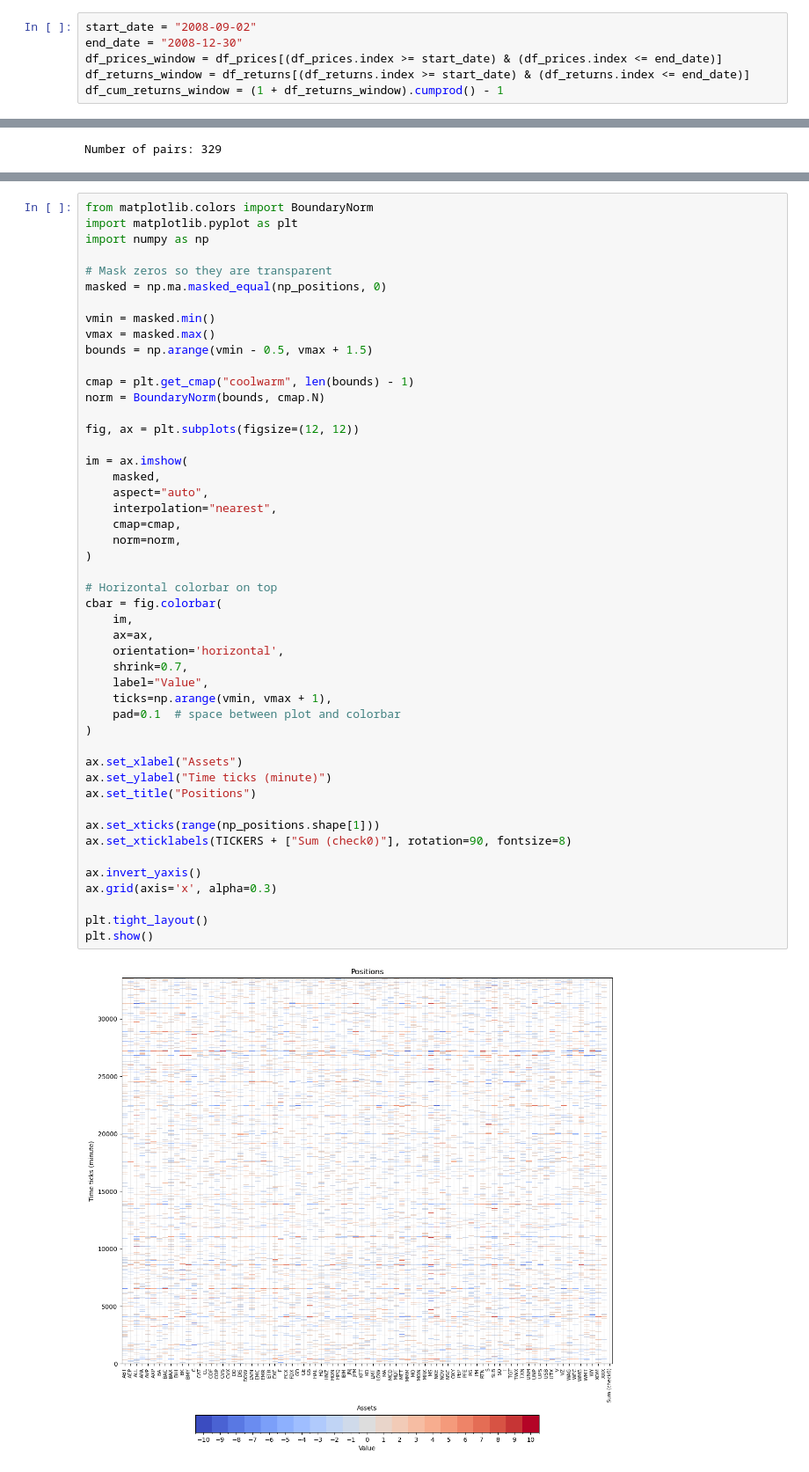
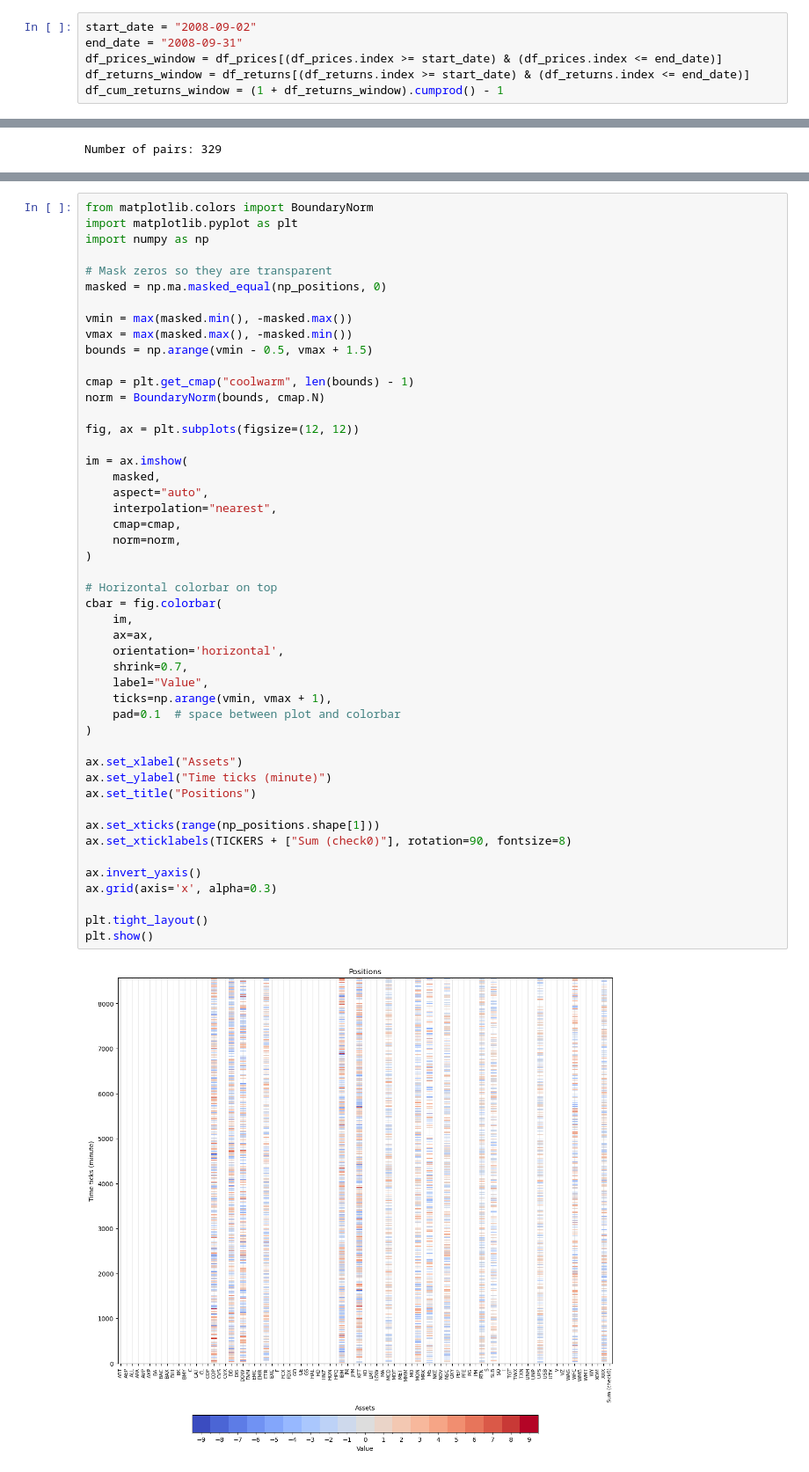
Before and after one commit to ctordo/SP100-high-frequency-analysis-corrclustering-trading, a Jupyter notebook: 4_PairsTrading/visu.ipynb, the cells around one changed output, grey strips where cells are left out. Shown at 88% size. Cells and saved outputs as stored; diff of their text form.

```diff
--- a/4_PairsTrading/visu.ipynb
+++ b/4_PairsTrading/visu.ipynb
@@ -111,7 +111,7 @@ display(DATA["RETURNS"])
 33978 rows × 84 columns
 # %%
 start_date = "2008-09-02"
-end_date = "2008-12-30"
+end_date = "2008-09-31"
 df_prices_window = df_prices[(df_prices.index >= start_date) & (df_prices.index <= end_date)]
 df_returns_window = df_returns[(df_returns.index >= start_date) & (df_returns.index <= end_date)]
 df_cum_returns_window = (1 + df_returns_window).cumprod() - 1
@@ -340,8 +316,8 @@ import numpy as np
 # Mask zeros so they are transparent
 masked = np.ma.masked_equal(np_positions, 0)
 
-vmin = masked.min()
-vmax = masked.max()
+vmin = max(masked.min(), -masked.max())
+vmax = max(masked.max(), -masked.min())
 bounds = np.arange(vmin - 0.5, vmax + 1.5)
 
 cmap = plt.get_cmap("coolwarm", len(bounds) - 1)
@@ -354,31 +330,31 @@ im = ax.imshow(
     aspect="auto",
     interpolation="nearest",
     cmap=cmap,
     norm=norm,
 )
 
 # Horizontal colorbar on top
 cbar = fig.colorbar(
     im,
     ax=ax,
     orientation='horizontal',
     shrink=0.7,
     label="Value",
     ticks=np.arange(vmin, vmax + 1),
     pad=0.1  # space between plot and colorbar
 )
 
 ax.set_xlabel("Assets")
 ax.set_ylabel("Time ticks (minute)")
 ax.set_title("Positions")
 
 ax.set_xticks(range(np_positions.shape[1]))
 ax.set_xticklabels(TICKERS + ["Sum (check0)"], rotation=90, fontsize=8)
 
 ax.invert_yaxis()
 ax.grid(axis='x', alpha=0.3)
 
 plt.tight_layout()
 plt.show()
 # %% [output]
-[figure, old version]
+[figure, new version]
```
Also changed, not shown: parts of 9 cells of this notebook.
